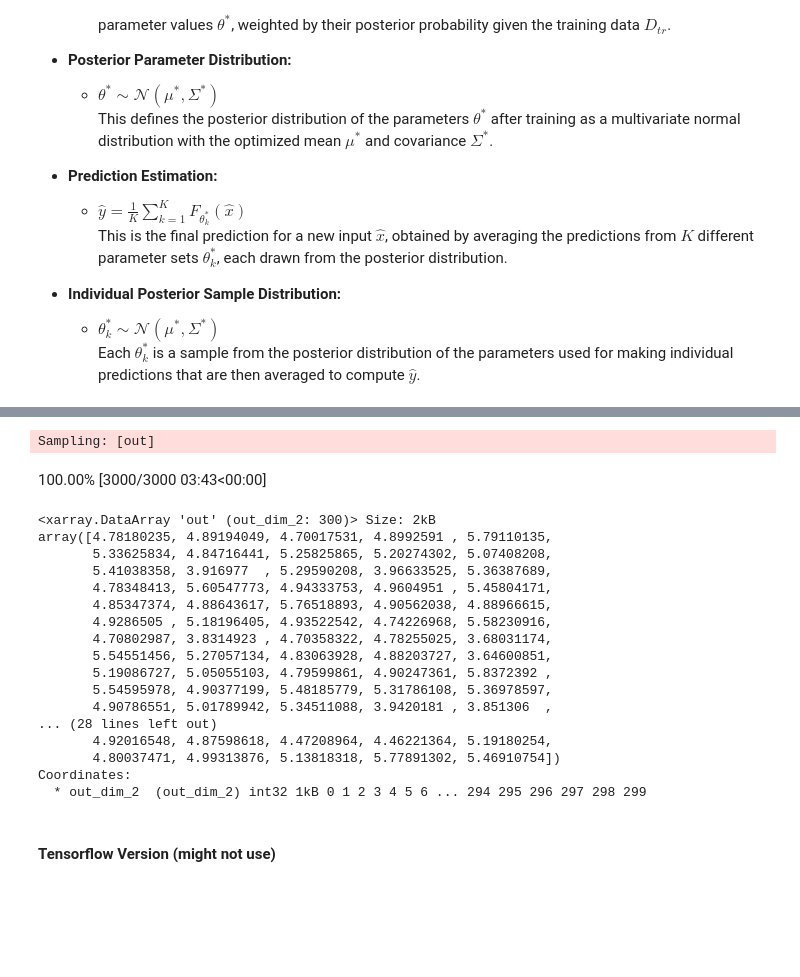
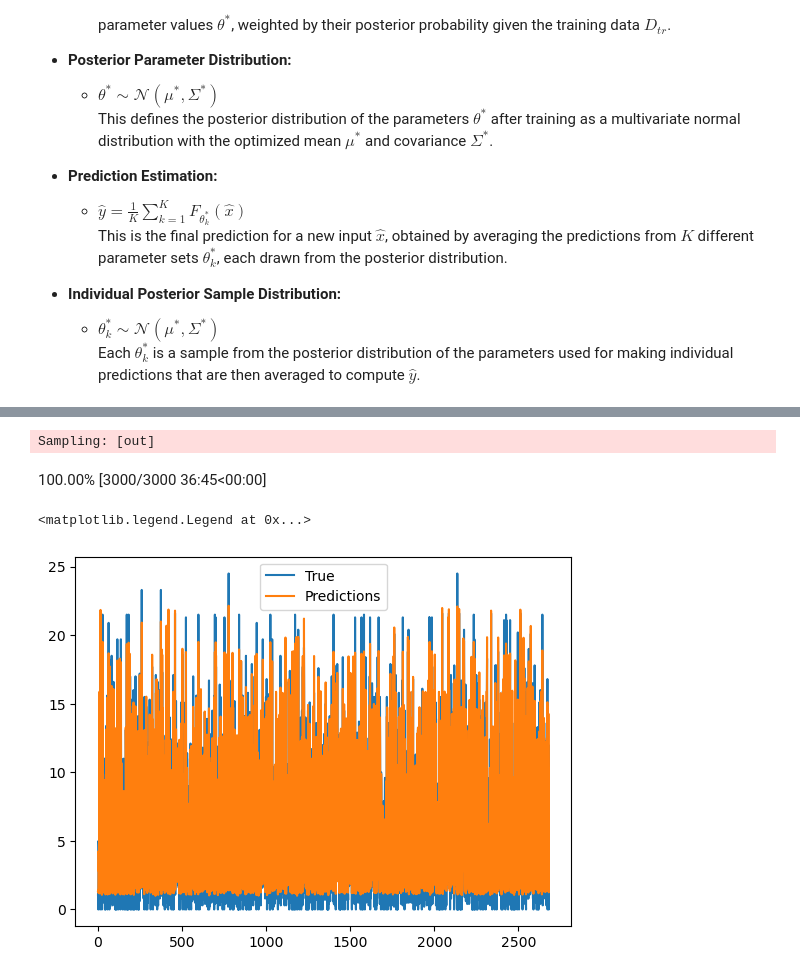
Before and after one commit to hinayatali9/STA365_Proj, a Jupyter notebook: bayesian_nn.ipynb, the cells around one changed output, grey strips where cells are left out. Cells and saved outputs as stored; diff of their text form; code cells hidden in the pictures; blank space fills up the shorter version.

```diff
--- a/bayesian_nn.ipynb
+++ b/bayesian_nn.ipynb
@@ -125,32 +140,17 @@ az.plot_posterior(trace);
 # %%
 with bnn:
-    pm.set_data(new_data={"ann_input": X_test})
+    pm.set_data(new_data={"ann_input": X_test_scaled})
     ppc = pm.sample_posterior_predictive(trace)
     trace.extend(ppc)
 # %% [output]
 Sampling: [out]
-100.00% [3000/3000 03:43<00:00]
+100.00% [3000/3000 36:45<00:00]
 # %%
 pred = ppc.posterior_predictive["out"].mean(("chain", "draw"))
 pred
-# plt.plot(y_test.values, label='True')
-# plt.plot(pred, label = 'Predictions')
-# plt.legend()
+plt.plot(y_test.values, label='True')
+plt.plot(pred, label = 'Predictions')
+plt.legend()
 # %% [output]
-<xarray.DataArray 'out' (out_dim_2: 300)> Size: 2kB
-array([4.78180235, 4.89194049, 4.70017531, 4.8992591 , 5.79110135,
-       5.33625834, 4.84716441, 5.25825865, 5.20274302, 5.07408208,
-       5.41038358, 3.916977  , 5.29590208, 3.96633525, 5.36387689,
-       4.78348413, 5.60547773, 4.94333753, 4.9604951 , 5.45804171,
-       4.85347374, 4.88643617, 5.76518893, 4.90562038, 4.88966615,
-       4.9286505 , 5.18196405, 4.93522542, 4.74226968, 5.58230916,
-       4.70802987, 3.8314923 , 4.70358322, 4.78255025, 3.68031174,
-       5.54551456, 5.27057134, 4.83063928, 4.88203727, 3.64600851,
-       5.19086727, 5.05055103, 4.79599861, 4.90247361, 5.8372392 ,
-       5.54595978, 4.90377199, 5.48185779, 5.31786108, 5.36978597,
-       4.90786551, 5.01789942, 5.34511088, 3.9420181 , 3.851306  ,
-... (28 lines left out)
-       4.92016548, 4.87598618, 4.47208964, 4.46221364, 5.19180254,
-       4.80037471, 4.99313876, 5.13818318, 5.77891302, 5.46910754])
-Coordinates:
-  * out_dim_2  (out_dim_2) int32 1kB 0 1 2 3 4 5 6 ... 294 295 296 297 298 299
+<matplotlib.legend.Legend at 0x...>
+[figure, added]
@@ -160,2 +156,0 @@ X_new_scaled = scaler.transform(X_new)
-# %% [markdown]
-#### Tensorflow Version (might not use)
```
Also changed, not shown: parts of 16 cells of this notebook, 2 other files.
